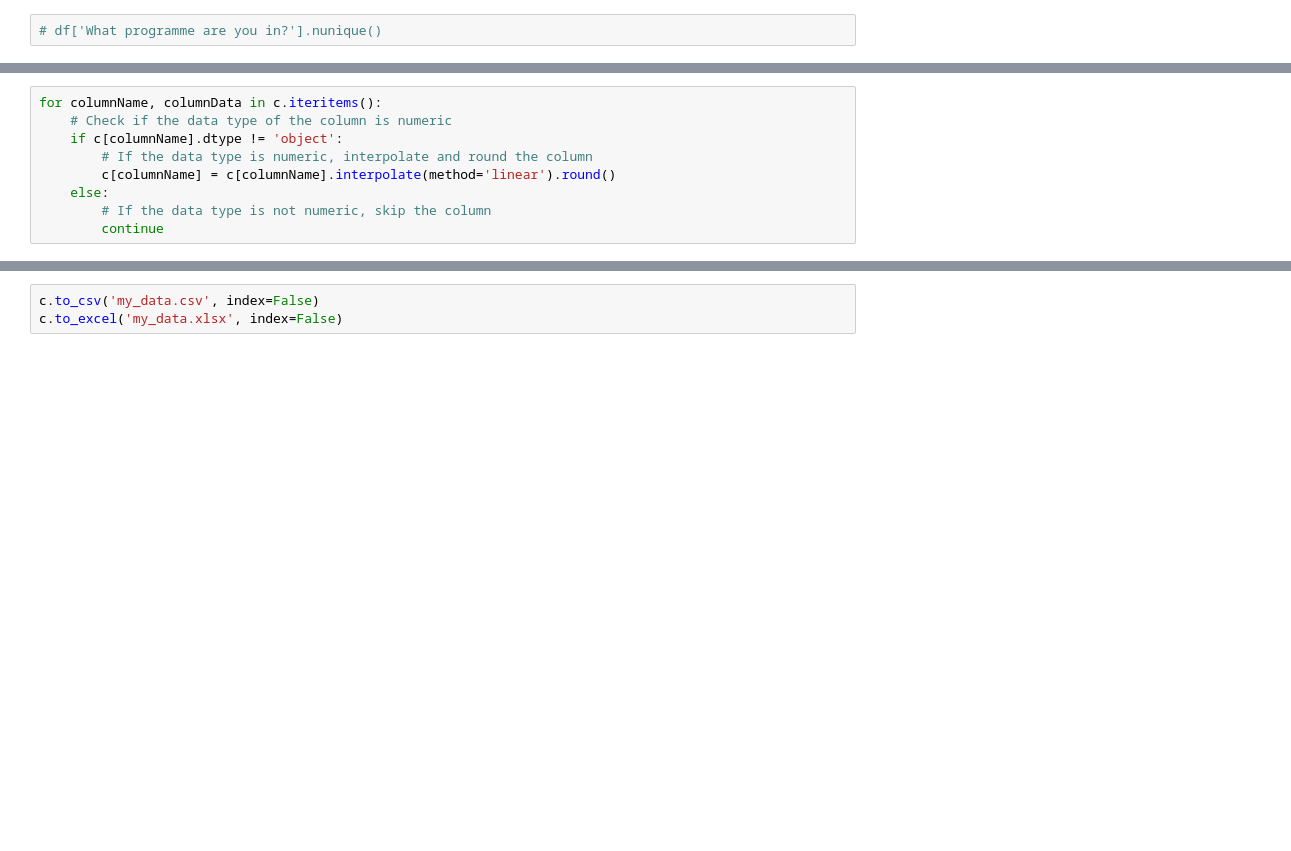
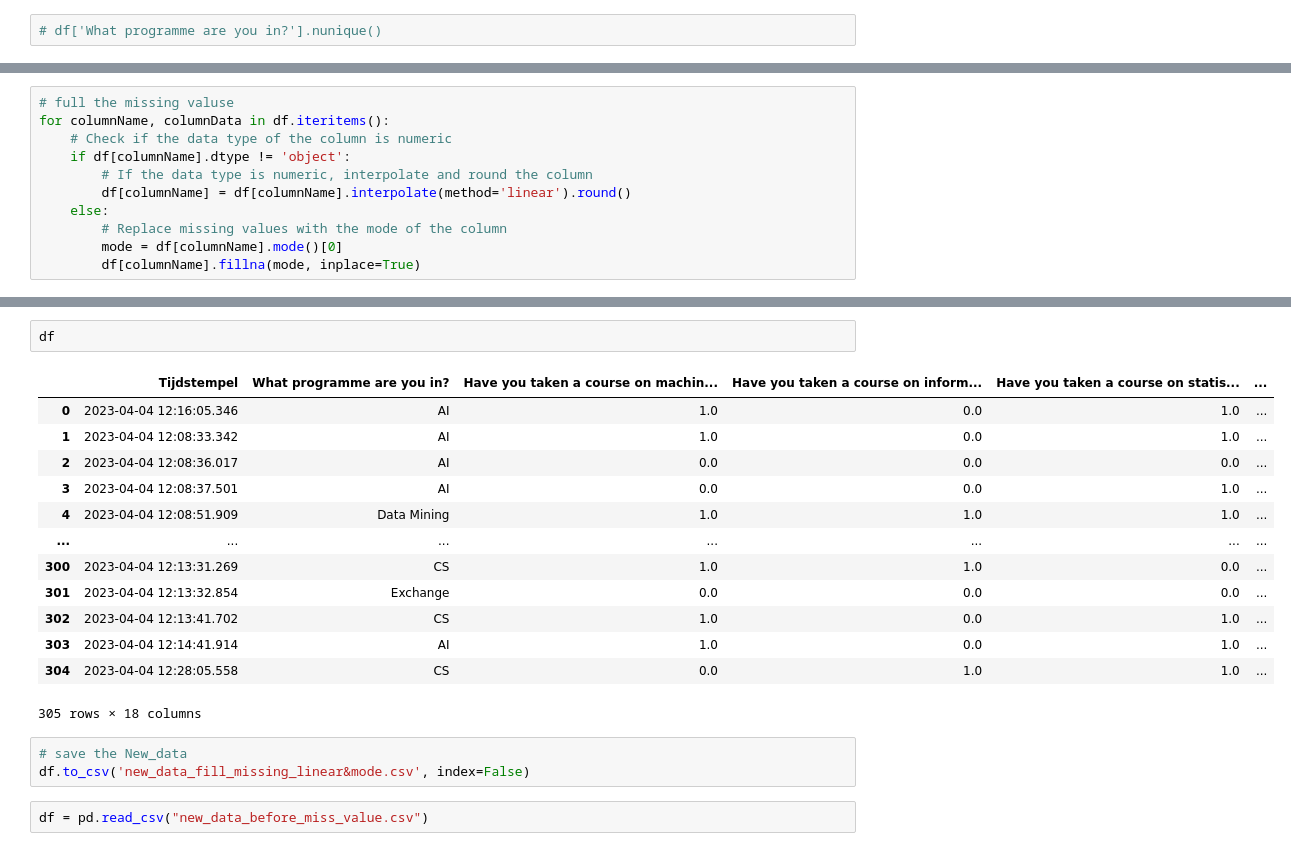
Before and after one commit to Mohammed-majeed/DMT_VU, a Jupyter notebook: DMT_Assignment_1.ipynb, the cells around one changed output, grey strips where cells are left out. Cells and saved outputs as stored; diff of their text form; blank space fills up the shorter version.

```diff
--- a/DMT_Assignment_1.ipynb
+++ b/DMT_Assignment_1.ipynb
@@ -291,11 +287,13 @@ What makes a good day for you (1)?                                    0
 What makes a good day for you (2)?                                    1
 dtype: int64
 # %%
-for columnName, columnData in c.iteritems():
+# full the missing valuse
+for columnName, columnData in df.iteritems():
     # Check if the data type of the column is numeric
-    if c[columnName].dtype != 'object':
+    if df[columnName].dtype != 'object':
         # If the data type is numeric, interpolate and round the column
-        c[columnName] = c[columnName].interpolate(method='linear').round()
+        df[columnName] = df[columnName].interpolate(method='linear').round()
     else:
-        # If the data type is not numeric, skip the column
-        continue
+        # Replace missing values with the mode of the column
+        mode = df[columnName].mode()[0]
+        df[columnName].fillna(mode, inplace=True)
@@ -364,3 +344,21 @@ dtype: int64
+# %%
+df
+# %% [output]
+|  | Tijdstempel | What programme are you in? | Have you taken a course on machin... | Have you taken a course on inform... | Have you taken a course on statis... | ... |
+| 0 | 2023-04-04 12:16:05.346 | AI | 1.0 | 0.0 | 1.0 | ... |
+| 1 | 2023-04-04 12:08:33.342 | AI | 1.0 | 0.0 | 1.0 | ... |
+| 2 | 2023-04-04 12:08:36.017 | AI | 0.0 | 0.0 | 0.0 | ... |
+| 3 | 2023-04-04 12:08:37.501 | AI | 0.0 | 0.0 | 1.0 | ... |
+| 4 | 2023-04-04 12:08:51.909 | Data Mining | 1.0 | 1.0 | 1.0 | ... |
+| ... | ... | ... | ... | ... | ... | ... |
+| 300 | 2023-04-04 12:13:31.269 | CS | 1.0 | 1.0 | 0.0 | ... |
+| 301 | 2023-04-04 12:13:32.854 | Exchange | 0.0 | 0.0 | 0.0 | ... |
+| 302 | 2023-04-04 12:13:41.702 | CS | 1.0 | 0.0 | 1.0 | ... |
+| 303 | 2023-04-04 12:14:41.914 | AI | 1.0 | 0.0 | 1.0 | ... |
+| 304 | 2023-04-04 12:28:05.558 | CS | 0.0 | 1.0 | 1.0 | ... |
+305 rows × 18 columns
 # %%
-c.to_csv('my_data.csv', index=False)
-c.to_excel('my_data.xlsx', index=False)
+# save the New_data
+df.to_csv('new_data_fill_missing_linear&mode.csv', index=False)
+# %%
+df = pd.read_csv("new_data_before_miss_value.csv")
```
Also changed, not shown: parts of 16 cells of this notebook, 5 other files.
